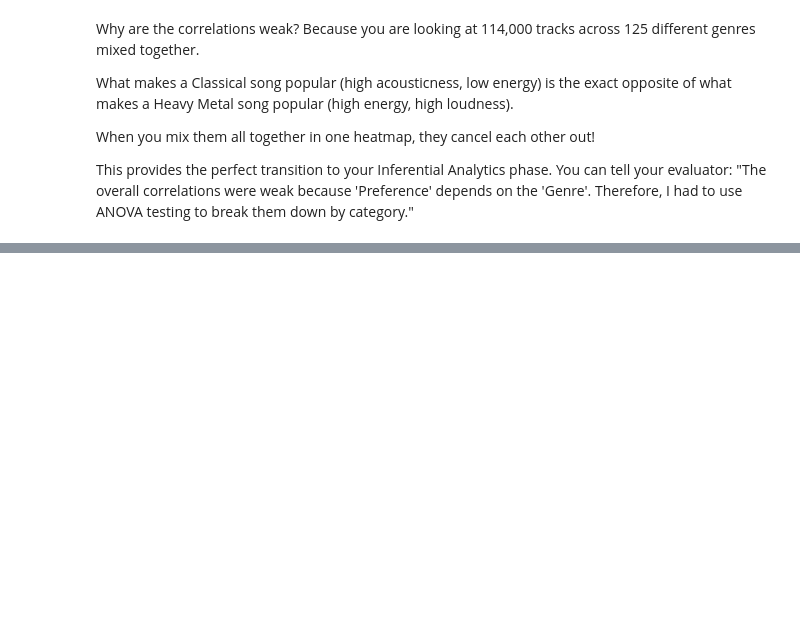
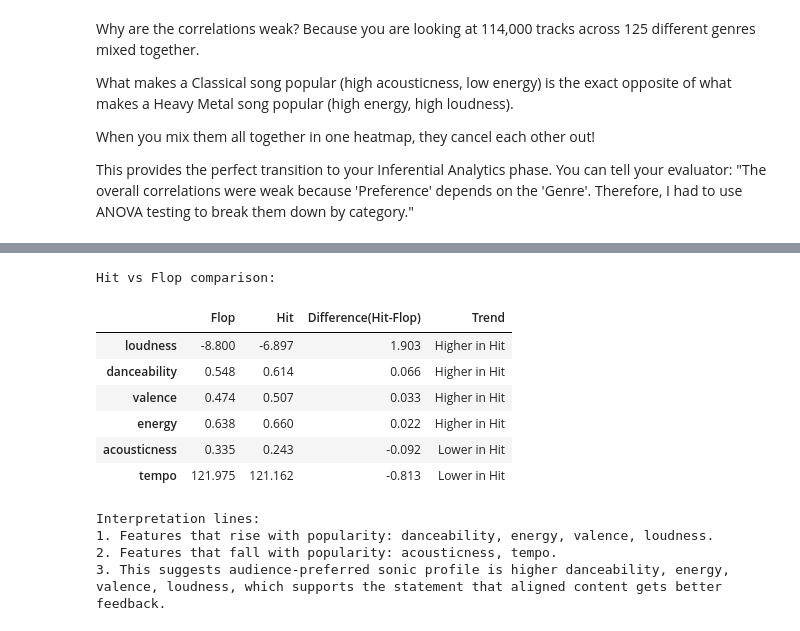
Before and after one commit to AhmedHuzaifa2001/TPSM_Project, a Jupyter notebook: descriptive_analysis.ipynb, the cells around one changed output, grey strips where cells are left out. Drawn from its saved outputs; the diff is of its cells as text; code cells hidden in the pictures; blank space fills up the shorter version.

```diff
--- a/descriptive_analysis.ipynb
+++ b/descriptive_analysis.ipynb
@@ -107,0 +130,58 @@ This provides the perfect transition to your Inferential Analytics phase. You ca
+# %%
+# Compare Hit vs Flop
+comparison = pd.DataFrame({
+    "Flop": tier_profile.loc["Flop"],
+    "Hit": tier_profile.loc["Hit"]
+})
+
+## main descriptive question is, How do hits differ from flops?
+# %%
+comparison["Difference(Hit-Flop)"] = (comparison["Hit"] - comparison["Flop"]).round(3)
+
+# for each feature, subtracts Flop average from Hit average.
+# Positive value means feature is higher in hits.
+# Negative value means feature is lower in hits.
+# %%
+def trend_label(x, tol=0.01):  # tol=0.01 is a small threshold
+    if x > tol:
+        return "Higher in Hit"
+    elif x < -tol:
+        return "Lower in Hit"
+    return "Nearly same"
+# %%
+comparison["Trend"] = comparison["Difference(Hit-Flop)"].apply(trend_label)
+
+print("\nHit vs Flop comparison:")
+display(comparison.sort_values("Difference(Hit-Flop)", ascending=False))
+# %% [output]
+Hit vs Flop comparison:
+|  | Flop | Hit | Difference(Hit-Flop) | Trend |
+| loudness | -8.800 | -6.897 | 1.903 | Higher in Hit |
+| danceability | 0.548 | 0.614 | 0.066 | Higher in Hit |
+| valence | 0.474 | 0.507 | 0.033 | Higher in Hit |
+| energy | 0.638 | 0.660 | 0.022 | Higher in Hit |
+| acousticness | 0.335 | 0.243 | -0.092 | Lower in Hit |
+| tempo | 121.975 | 121.162 | -0.813 | Lower in Hit |
+# %%
+#Auto-generate interpretation lines
+rise = comparison[comparison["Trend"] == "Higher in Hit"].index.tolist()
+fall = comparison[comparison["Trend"] == "Lower in Hit"].index.tolist()
+same = comparison[comparison["Trend"] == "Nearly same"].index.tolist()
+
+line1 = f"Features that rise with popularity: {', '.join(rise) if rise else 'None'}."
+line2 = f"Features that fall with popularity: {', '.join(fall) if fall else 'None'}."
+line3 = (
+    "This suggests audience-preferred sonic profile is "
+    f"{'higher ' + ', '.join(rise) if rise else 'mixed'}, "
+    "which supports the statement that aligned content gets better feedback."
+)
+
+print("\nInterpretation lines:")
+print("1.", line1)
+print("2.", line2)
+print("3.", line3)
+# %% [output]
+Interpretation lines:
+1. Features that rise with popularity: danceability, energy, valence, loudness.
+2. Features that fall with popularity: acousticness, tempo.
+3. This suggests audience-preferred sonic profile is higher danceability, energy, valence, loudness, which supports the statement that aligned content gets better feedback.
```
Also changed, not shown: parts of 4 cells of this notebook.
